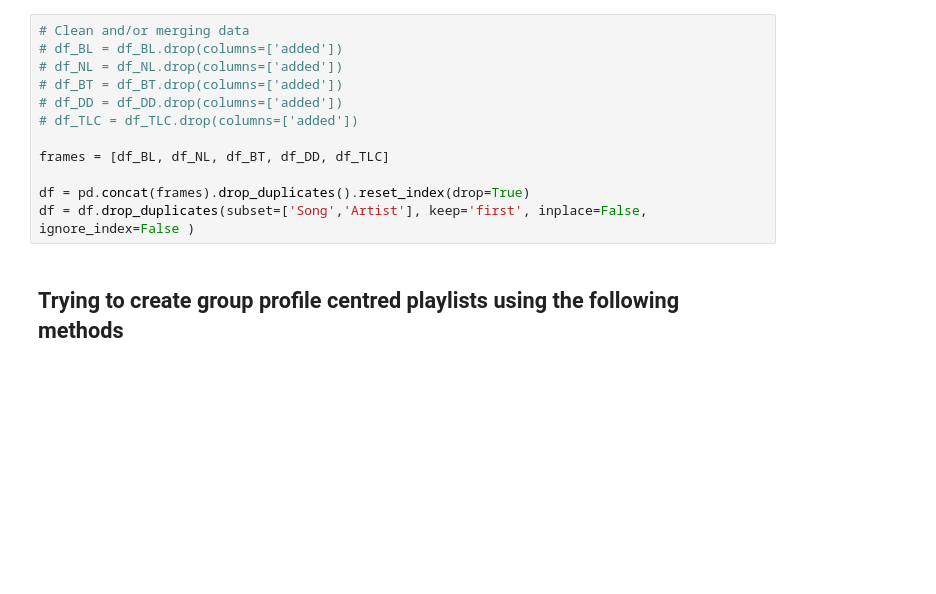
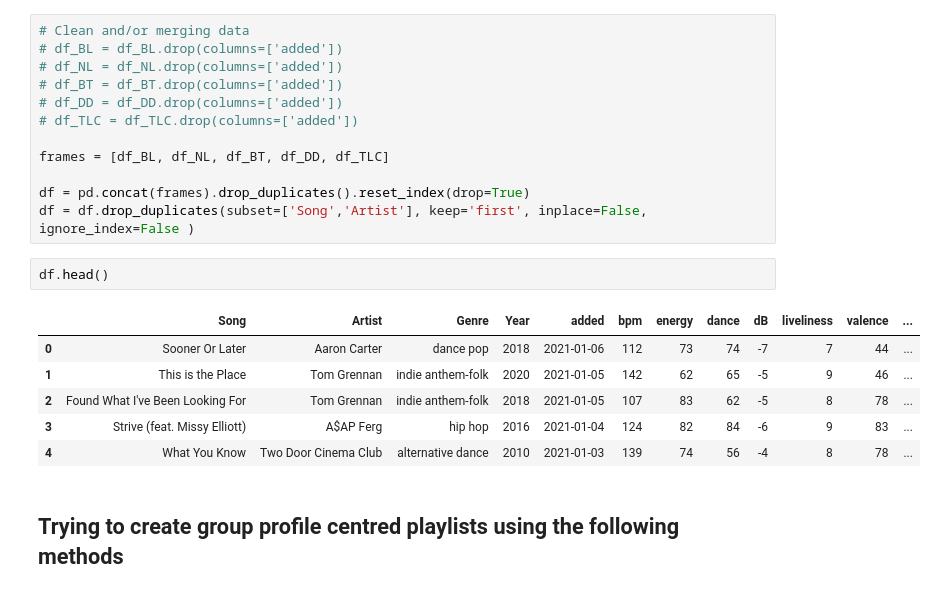
Before and after one commit to IGEN330-Overlap/algo, a Jupyter notebook: SongAnalysis.ipynb, the cells around one changed output. Saved outputs shown, nothing was run; the diff lists cells and outputs as text; blank space fills up the shorter version.

```diff
--- a/SongAnalysis.ipynb
+++ b/SongAnalysis.ipynb
@@ -31,6 +77,15 @@ frames = [df_BL, df_NL, df_BT, df_DD, df_TLC]
 
 df = pd.concat(frames).drop_duplicates().reset_index(drop=True)
 df = df.drop_duplicates(subset=['Song','Artist'], keep='first', inplace=False, ignore_index=False )
+# %%
+df.head()
+# %% [output]
+|  | Song | Artist | Genre | Year | added | bpm | energy | dance | dB | liveliness | valence | ... |
+| 0 | Sooner Or Later | Aaron Carter | dance pop | 2018 | 2021‑01‑06 | 112 | 73 | 74 | -7 | 7 | 44 | ... |
+| 1 | This is the Place | Tom Grennan | indie anthem-folk | 2020 | 2021‑01‑05 | 142 | 62 | 65 | -5 | 9 | 46 | ... |
+| 2 | Found What I've Been Looking For | Tom Grennan | indie anthem-folk | 2018 | 2021‑01‑05 | 107 | 83 | 62 | -5 | 8 | 78 | ... |
+| 3 | Strive (feat. Missy Elliott) | A$AP Ferg | hip hop | 2016 | 2021‑01‑04 | 124 | 82 | 84 | -6 | 9 | 83 | ... |
+| 4 | What You Know | Two Door Cinema Club | alternative dance | 2010 | 2021‑01‑03 | 139 | 74 | 56 | -4 | 8 | 78 | ... |
 # %% [markdown]
 ## Trying to create group profile centred playlists using the following methods
 # %%
```
Also changed, not shown: parts of 7 cells of this notebook, 5 other files.
